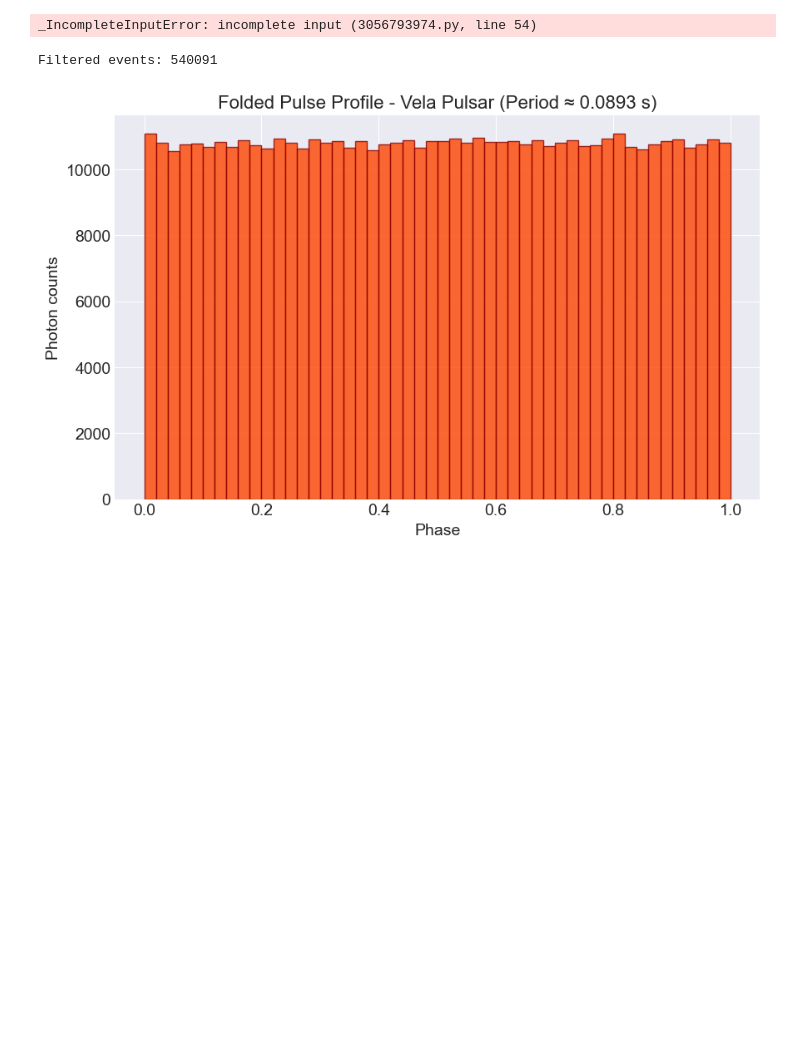
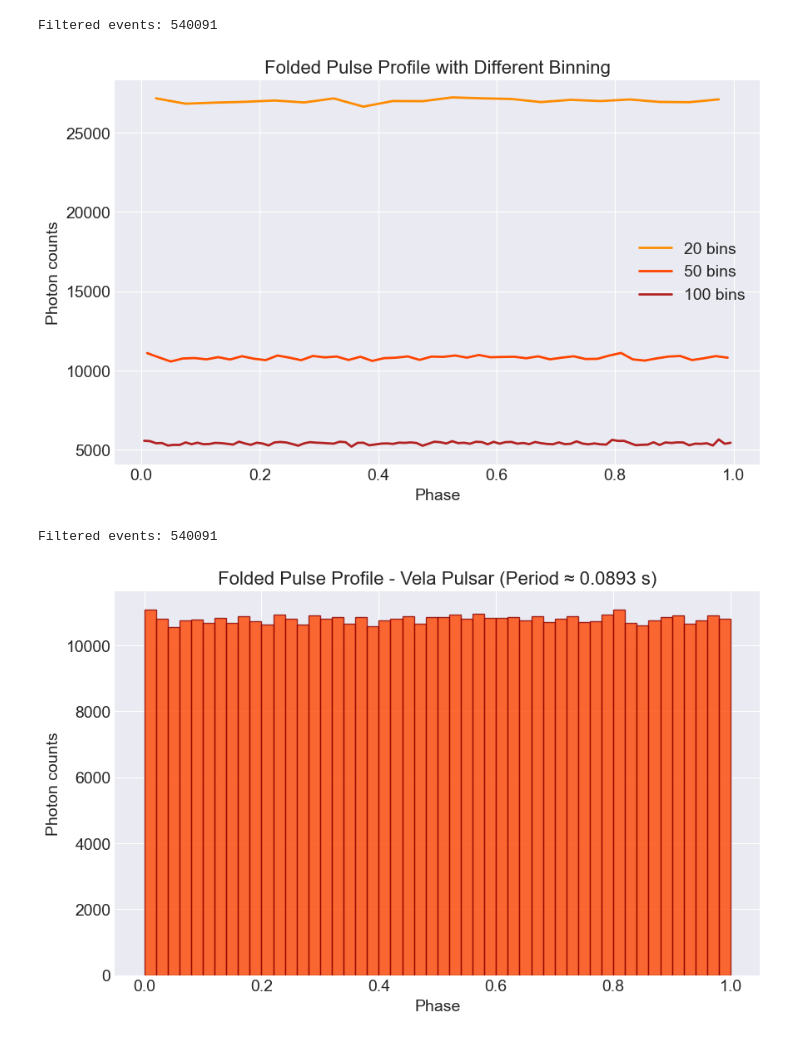
Before and after one commit to kva99kva-eng/pulsar, a Jupyter notebook: notebooks/05_epoch_folding.ipynb, the cells around one changed output. Saved outputs shown, nothing was run; the diff lists cells and outputs as text; code cells hidden in the pictures; blank space fills up the shorter version.

```diff
--- a/notebooks/05_epoch_folding.ipynb
+++ b/notebooks/05_epoch_folding.ipynb
@@ -62,44 +108,43 @@ plt.rcParams.update({
 
 
 hdul = fits.open('../data/raw/vela_photons.fits')
 events = hdul[1].data
 
 df = pd.DataFrame({
     "time": events["TIME"].astype('float64'),
     "energy": events["ENERGY"].astype('float64')
 })
 
 
 df_filtered = df[df["energy"] > 100]
 print(f"Filtered events: {len(df_filtered)}")
 
 
 dominant_freq = 11.2
 dominant_period = 1 / dominant_freq
 
 time = df_filtered['time'].values
 phase = (time % dominant_period) / dominant_period
 
 
 n_bins = 50
 counts, bin_edges = np.histogram(phase, bins=n_bins)
 bin_centers = 0.5 * (bin_edges[:-1] + bin_edges[1:])
 
 plt.figure()
-plt.bar(bin_centers, counts, width=1/n_bins, color='orangered', edgecolor='darkred', alpha=0.8)
-plt.xlabel('Phase')
-plt.ylabel('Photon counts')
-plt.title(f'Folded Pulse Profile - Vela Pulsar (Period ≈ {dominant_period:.4f} s)')
-plt.show()
-
-
-plt.figure()
-for bins, color in zip([20, 50, 100], ['darkorange', 'orangered', 'firebrick']):
+for bins, color in zip([20, 50, 100], ["darkorange", "orangered", "firebrick"]):
     counts, bin_edges = np.histogram(phase, bins=bins)
     bin_centers = 0.5 * (bin_edges[:-1] + bin_edges[1:])
-    plt.plot(bin_centers, counts, color=color,_
+    plt.plot(bin_centers, counts, color=color, label=f"{bins} bins")
+
+plt.xlabel("Phase")
+plt.ylabel("Photon counts")
+plt.title("Folded Pulse Profile with Different Binning")
+plt.legend()
+plt.show()
 # %% [output]
-_IncompleteInputError: incomplete input (3056793974.py, line 54)
+Filtered events: 540091
+[figure, added]
 # %%
 import numpy as np
 import pandas as pd
```
Also changed, not shown: parts of 4 cells of this notebook, 2 other files.
